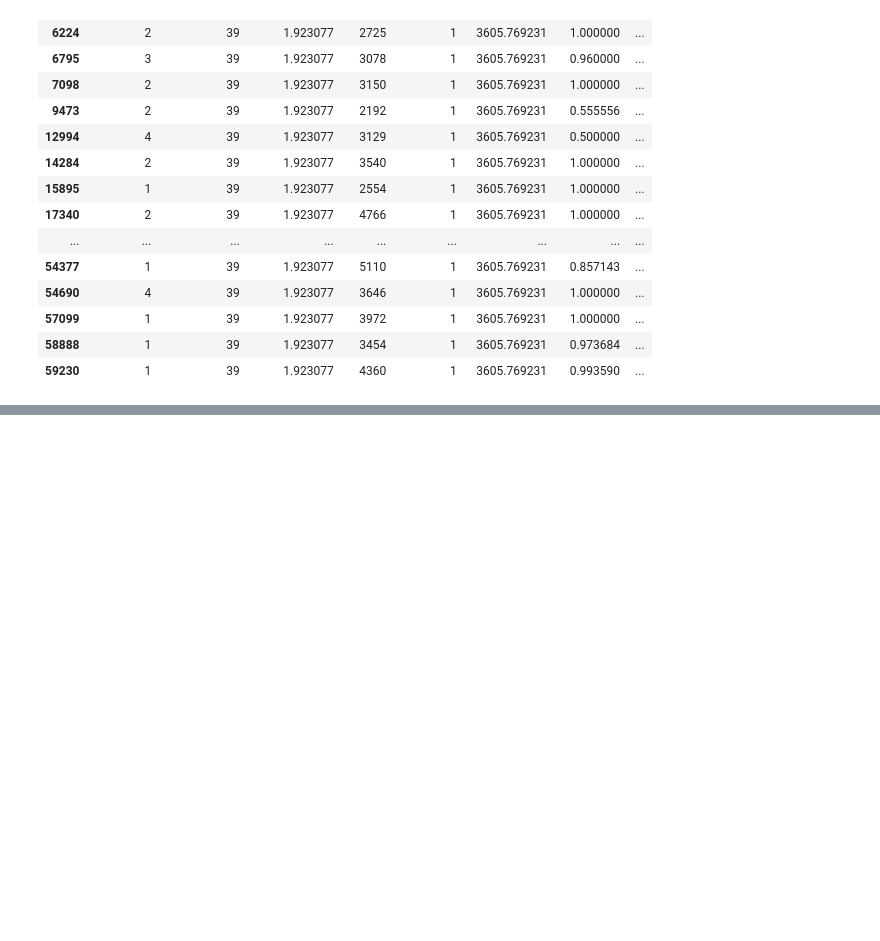
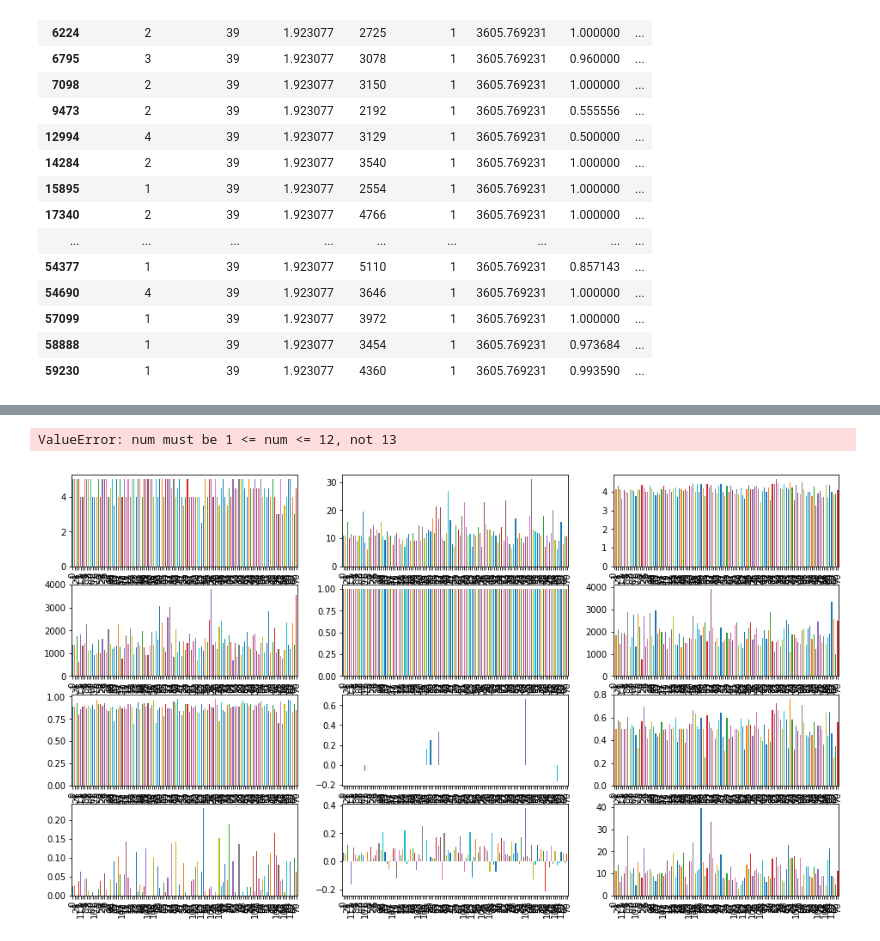
Before and after one commit to pjuda/ada-project, a Jupyter notebook: amazon-project_lucas2.0.ipynb, the cells around one changed output, grey strips where cells are left out. Drawn from its saved outputs; the diff is of its cells as text; code cells hidden in the pictures; blank space fills up the shorter version.

```diff
--- a/amazon-project_lucas2.0.ipynb
+++ b/amazon-project_lucas2.0.ipynb
@@ -603,3 +630,6 @@ Data columns (total 13 columns):
 12    59947 non-null float32
 dtypes: float32(13)
 memory usage: 3.0 MB
+# %%
+scaled_pca = pca.fit_transform(scaled)
+variances = pca.explained_variance_ratio_
@@ -606,2 +650,3 @@ memory usage: 3.0 MB
 # %%
-x_tr["fake"] = db.fit_predict(scaled)
+x_tr["fake"] = db.fit_predict(scaled_pca90)
+#x_tr["fake_k"] = km.fit_predict(scaled_pca90)
@@ -788,0 +746,3 @@ df_all.filter("customer_id == 30208851 AND len_rev == 1566").select("review_body
+# %%
+#Check DBSCAN categories
+db_cat = x_tr["fake"].drop_duplicates()
@@ -788,0 +769,31 @@ df_all.filter("customer_id == 30208851 AND len_rev == 1566").select("review_body
+# %%
+#Check mean and median of different DBSCAN categories for each features
+pd_to_merge = []
+means = []
+medians = []
+x_copy = x_tr.copy()
+for colo in x_copy:
+    median_all_cat = []
+    for cat in db_cat:
+
+        pd_m = pd.DataFrame(x_copy.loc[x_copy["fake"] == cat, colo].describe())
+        median_all_cat.append(np.median(x_copy.loc[x_copy["fake"] == cat, colo]))
+        pd_to_merge.append(pd_m)
+    merged = pd.concat(pd_to_merge, axis=1)
+    means.append(merged[colo].loc["mean",:])
+    medians.append(median_all_cat)
+
+med = pd.DataFrame(np.array(medians).reshape(x_copy.shape[1],len(db_cat)))
+# %%
+#Plot median for each category of each feature
+fig = plt.figure(figsize=(16,9))
+ax = []
+for i,m in med.iloc[:-1,:].iterrows():
+    ax.append(fig.add_subplot(4,3,i+1))
+    m.plot(kind="bar")
+    ax[i].set_xticklabels(db_cat)
+    #ax[i].set_xlabel(m.index[0])
+fig.tight_layout()
+# %% [output]
+ValueError: num must be 1 <= num <= 12, not 13
+[figure, added]
```
Also changed, not shown: parts of 23 cells of this notebook.
